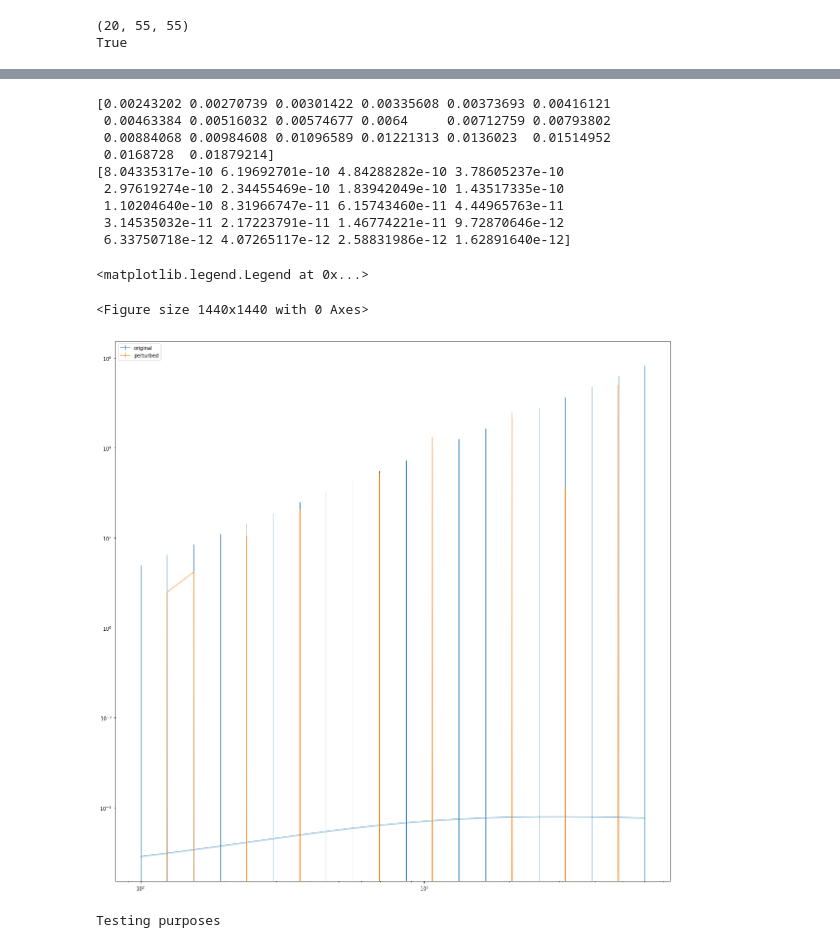
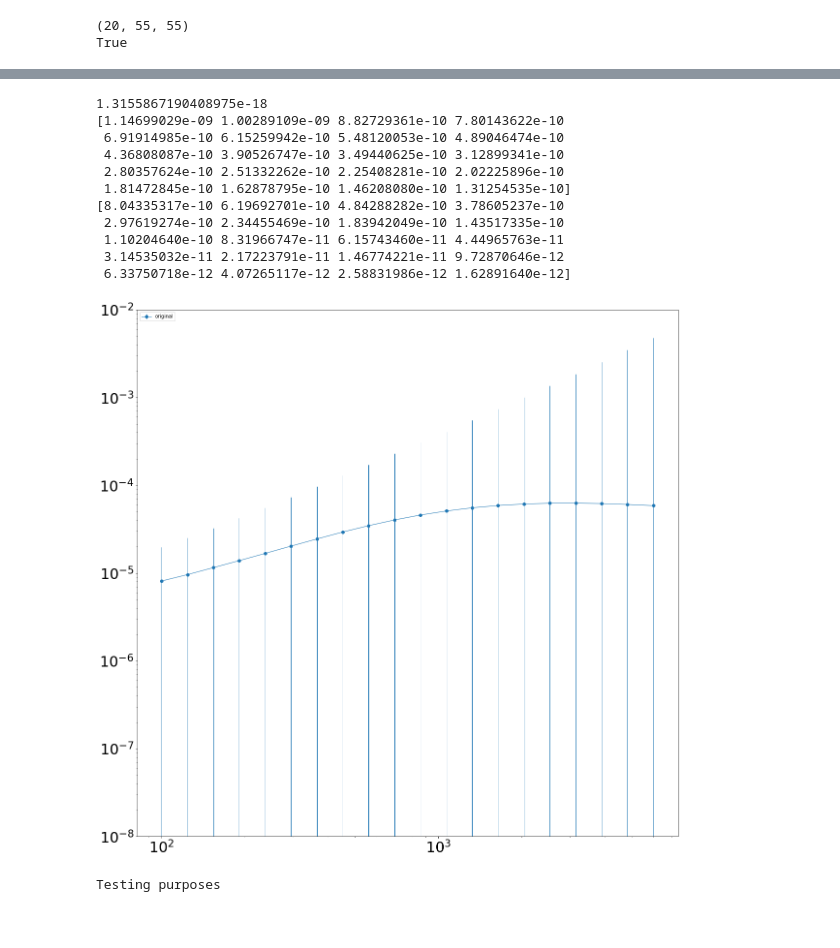
Before and after one commit to ErikOsinga/master_research_project, a Jupyter notebook: learning_purposes/ccl/generate_cl.ipynb, the cells around one changed output, grey strips where cells are left out. Cells and saved outputs as stored; diff of their text form; code cells hidden in the pictures.

Commit message:
found some errors

```diff
--- a/learning_purposes/ccl/generate_cl.ipynb
+++ b/learning_purposes/ccl/generate_cl.ipynb
@@ -37,8 +40,6 @@ def euclid_ccl(Omega_c, sigma8):
     return ell, np.array(Cls), dNdzs
 # %%
 ells, Cls, dNdzs = euclid_ccl(0.27, 0.82)
-# %%
-Cls = np.array(Cls)
 # %%
 fig = plt.figure(figsize=(20,20))
 counter = 0
@@ -114,7 +119,12 @@ for i in range(10):
         CL[i,j,:] = CL[j,i,:]
 # %%
 def euclid_nzs(num_dens):
-    '''euclid num density = 30 * 4pi/ arcmin^-2
+    '''
+    euclid num density = 30 arcmin^-2 = 108,000 deg^-2
+    In steradians: A steradian is (180/π)^2 square degrees, or 3282.8 deg^2
+    So Euclid number density
+    = 108,000 * 3282.8 = 354,543,086 galaxies per steradian
+
     '''
     nz = 1000
     zmin , zmax = 0., 3.
@@ -123,16 +133,19 @@ def euclid_nzs(num_dens):
     dNdz_true = ccl.dNdzSmail(alpha = 1.3, beta = 1.5, z0=0.65)
     dNdz_obs = ccl.dNdz_tomog(z=z, zmin=zmin, zmax=zmax, pz_func=pz, dNdz_func = dNdz_true)
     # scale to the given number density
-    dNdz_obs = dNdz_obs*num_dens/dNdz_obs.sum()
+    dNdz_obs = dNdz_obs/dNdz_obs.sum() * num_dens
     nzs = []
     for i in range(10):
+        # calculate the number density of galaxies per steradian per bin
         zmin_i, zmax_i = i*.2 , (i+1)*.2
         mask = (z>zmin_i)&(z<zmax_i)
-        nzs.append(dNdz_obs[mask].sum()) #*num_dens)
+        nzs.append(dNdz_obs[mask].sum())
 
     return nzs
 # %%
-num_dens = 30 * 1/0.002777 # from arcmin^-2 to deg^-2
+num_dens = 30 * 3600 * (180/np.pi)**2# from arcmin^-2 to deg^-2 to sr
+
+# number density of the galaxies per steradian on the sky in the whole distribution ni(z)
 nzs = euclid_nzs(num_dens)
 print (nzs)
 # %% [output]
@@ -208,32 +221,38 @@ plt.savefig('./c_ell_errorbars.png')
 # %%
-fig = plt.figure(figsize=(20,20))
 i = 1
 j = 1
 counter = 2
 fig, ax = plt.subplots(figsize=(20,20))
 # plot Cl vs ell
 # plot error as 1 sigma errorbar
 onesigma = np.sqrt(cov_cl_holder[:,counter,counter])
+print (np.max(cov_cl_holder[:,counter,counter]))
 print (onesigma)
 print (Cls_original[counter])
-ax.errorbar(ells, ells*(ells+1)*Cls_original[counter], yerr=ells*(ells+1)*onesigma, fmt='-', lw=1,label='original')
-ax.errorbar(ells, ells*(ells+1)*Cls[counter], yerr=0, fmt='-', lw=1, label='perturbed')
+ax.errorbar(ells, ells*(ells+1)*Cls_original[counter], yerr=ells*(ells+1)*onesigma, fmt='-o', lw=1,label='original')
+#ax.errorbar(ells, ells*(ells+1)*Cls[counter], yerr=0, fmt='-', lw=1, label='perturbed')
 ax.set_yscale('log')
 ax.set_xscale('log')
+plt.xticks(fontsize = 30)
+plt.yticks(fontsize = 30)
+plt.ylim(10**-8,10**-2)
 plt.legend(loc='upper left')
+
+y1 = ells[0]*(ells[0]+1)*Cls_original[counter][0]
+yer1 = ells[0]*(ells[0]+1)*onesigma[0]
 # %% [output]
-[0.00243202 0.00270739 0.00301422 0.00335608 0.00373693 0.00416121
- 0.00463384 0.00516032 0.00574677 0.0064     0.00712759 0.00793802
- 0.00884068 0.00984608 0.01096589 0.01221313 0.0136023  0.01514952
- 0.0168728  0.01879214]
+1.3155867190408975e-18
+[1.14699029e-09 1.00289109e-09 8.82729361e-10 7.80143622e-10
+ 6.91914985e-10 6.15259942e-10 5.48120053e-10 4.89046474e-10
+ 4.36808087e-10 3.90526747e-10 3.49440625e-10 3.12899341e-10
+ 2.80357624e-10 2.51332262e-10 2.25408281e-10 2.02225896e-10
+ 1.81472845e-10 1.62878795e-10 1.46208080e-10 1.31254535e-10]
 [8.04335317e-10 6.19692701e-10 4.84288282e-10 3.78605237e-10
  2.97619274e-10 2.34455469e-10 1.83942049e-10 1.43517335e-10
  1.10204640e-10 8.31966747e-11 6.15743460e-11 4.44965763e-11
  3.14535032e-11 2.17223791e-11 1.46774221e-11 9.72870646e-12
  6.33750718e-12 4.07265117e-12 2.58831986e-12 1.62891640e-12]
-<matplotlib.legend.Legend at 0x...>
-<Figure size 1440x1440 with 0 Axes>
-[figure, old version]
+[figure, new version]
 # %%
 print ('Testing purposes')
 # %% [output]
```
Also changed, not shown: parts of 12 cells of this notebook.
